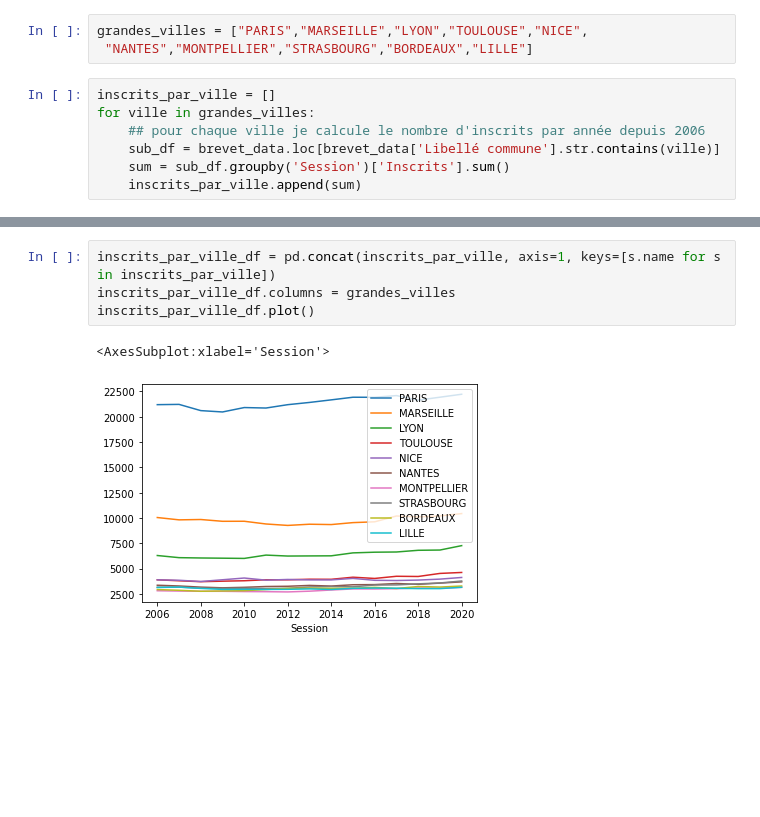
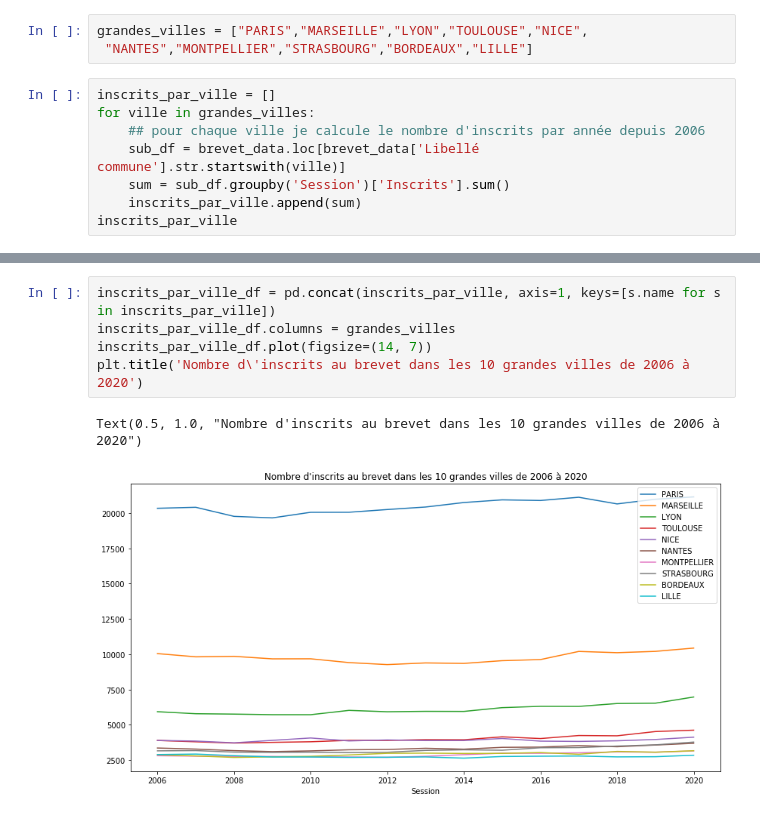
Before and after one commit to jacquesren123/delta, a Jupyter notebook: notebook/brevet.ipynb, the cells around one changed output, grey strips where cells are left out. Cells and saved outputs as stored; diff of their text form; blank space fills up the shorter version.

Commit message:
update grandes villes / total france

```diff
--- a/notebook/brevet.ipynb
+++ b/notebook/brevet.ipynb
@@ -216,6 +226,7 @@ grandes_villes = ["PARIS","MARSEILLE","LYON","TOULOUSE","NICE",
 inscrits_par_ville = []
 for ville in grandes_villes:
     ## pour chaque ville je calcule le nombre d'inscrits par année depuis 2006
-    sub_df = brevet_data.loc[brevet_data['Libellé commune'].str.contains(ville)]
+    sub_df = brevet_data.loc[brevet_data['Libellé commune'].str.startswith(ville)]
     sum = sub_df.groupby('Session')['Inscrits'].sum()
     inscrits_par_ville.append(sum)
+inscrits_par_ville
@@ -222,8 +251,9 @@ for ville in grandes_villes:
 # %%
 inscrits_par_ville_df = pd.concat(inscrits_par_ville, axis=1, keys=[s.name for s in inscrits_par_ville])
 inscrits_par_ville_df.columns = grandes_villes
-inscrits_par_ville_df.plot()
+inscrits_par_ville_df.plot(figsize=(14, 7))
+plt.title('Nombre d\'inscrits au brevet dans les 10 grandes villes de 2006 à 2020')
 # %% [output]
-<AxesSubplot:xlabel='Session'>
+Text(0.5, 1.0, "Nombre d'inscrits au brevet dans les 10 grandes villes de 2006 à 2020")
-[figure, old version]
+[figure, new version]
 # %%
```
Also changed, not shown: parts of 10 cells of this notebook.
